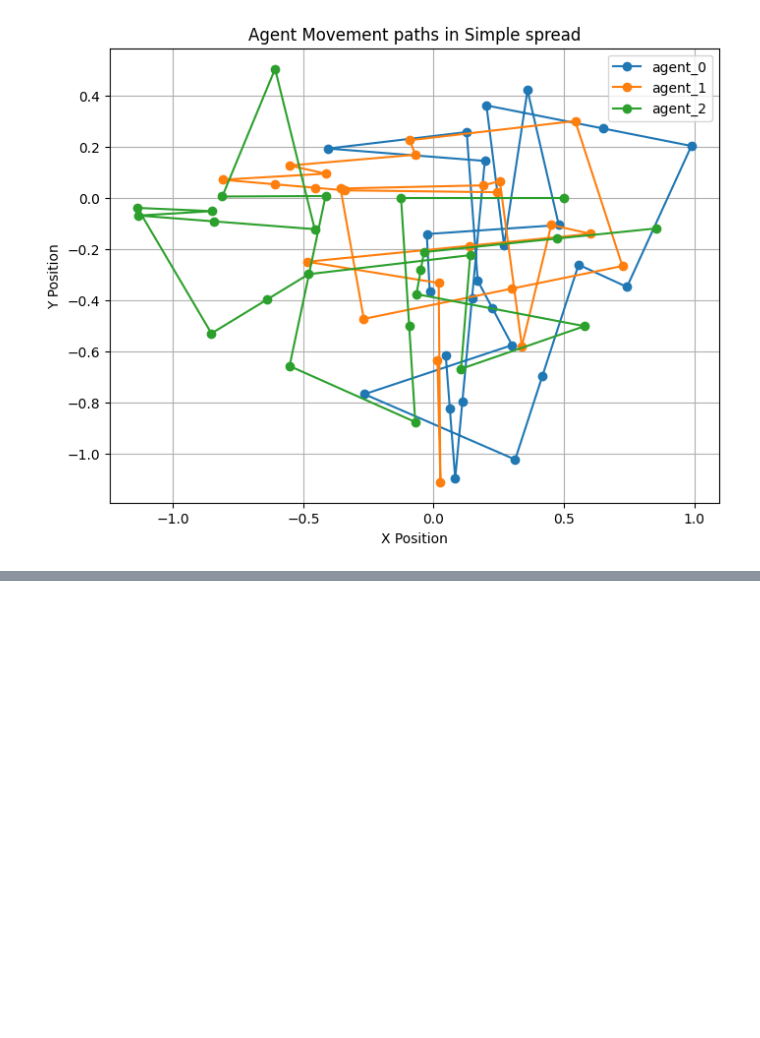
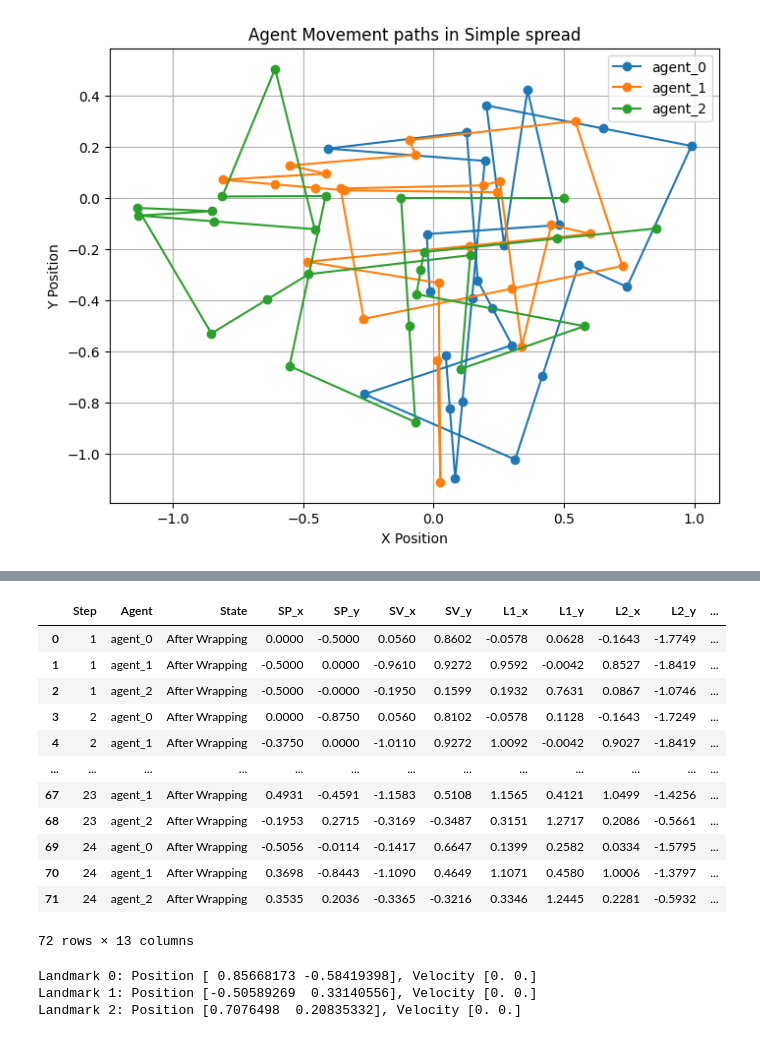
Before and after one commit to dreyman91/Bachelor_Thesis, a Jupyter notebook: Wrapper/Tests.ipynb, the cells around one changed output, grey strips where cells are left out. Saved outputs shown, nothing was run; the diff lists cells and outputs as text; code cells hidden in the pictures; blank space fills up the shorter version.

```diff
--- a/Wrapper/Tests.ipynb
+++ b/Wrapper/Tests.ipynb
@@ -331,0 +565,31 @@ Animation was deleted without rendering anything. This is most likely not intend
+# %%
+df_wrapped = pd.read_csv("observations_after_wrapping.csv")
+df_wrapped.round(4)
+# %% [output]
+|  | Step | Agent | State | SP_x | SP_y | SV_x | SV_y | L1_x | L1_y | L2_x | L2_y | ... |
+| 0 | 1 | agent_0 | After Wrapping | 0.0000 | -0.5000 | 0.0560 | 0.8602 | -0.0578 | 0.0628 | -0.1643 | -1.7749 | ... |
+| 1 | 1 | agent_1 | After Wrapping | -0.5000 | 0.0000 | -0.9610 | 0.9272 | 0.9592 | -0.0042 | 0.8527 | -1.8419 | ... |
+| 2 | 1 | agent_2 | After Wrapping | -0.5000 | -0.0000 | -0.1950 | 0.1599 | 0.1932 | 0.7631 | 0.0867 | -1.0746 | ... |
+| 3 | 2 | agent_0 | After Wrapping | 0.0000 | -0.8750 | 0.0560 | 0.8102 | -0.0578 | 0.1128 | -0.1643 | -1.7249 | ... |
+| 4 | 2 | agent_1 | After Wrapping | -0.3750 | 0.0000 | -1.0110 | 0.9272 | 1.0092 | -0.0042 | 0.9027 | -1.8419 | ... |
+| ... | ... | ... | ... | ... | ... | ... | ... | ... | ... | ... | ... | ... |
+| 67 | 23 | agent_1 | After Wrapping | 0.4931 | -0.4591 | -1.1583 | 0.5108 | 1.1565 | 0.4121 | 1.0499 | -1.4256 | ... |
+| 68 | 23 | agent_2 | After Wrapping | -0.1953 | 0.2715 | -0.3169 | -0.3487 | 0.3151 | 1.2717 | 0.2086 | -0.5661 | ... |
+| 69 | 24 | agent_0 | After Wrapping | -0.5056 | -0.0114 | -0.1417 | 0.6647 | 0.1399 | 0.2582 | 0.0334 | -1.5795 | ... |
+| 70 | 24 | agent_1 | After Wrapping | 0.3698 | -0.8443 | -1.1090 | 0.4649 | 1.1071 | 0.4580 | 1.0006 | -1.3797 | ... |
+| 71 | 24 | agent_2 | After Wrapping | 0.3535 | 0.2036 | -0.3365 | -0.3216 | 0.3346 | 1.2445 | 0.2281 | -0.5932 | ... |
+72 rows × 13 columns
+# %%
+from pettingzoo.mpe import simple_spread_v3
+
+# Create the raw environment (before applying wrappers)
+env = simple_spread_v3.raw_env()
+env.reset()
+
+# Access landmarks directly before wrapping
+for i, landmark in enumerate(env.world.landmarks):
+    print(f"Landmark {i}: Position {landmark.state.p_pos}, Velocity {landmark.state.p_vel}")
+# %% [output]
+Landmark 0: Position [ 0.85668173 -0.58419398], Velocity [0. 0.]
+Landmark 1: Position [-0.50589269  0.33140556], Velocity [0. 0.]
+Landmark 2: Position [0.7076498  0.20835332], Velocity [0. 0.]
```
Also changed, not shown: parts of 19 cells of this notebook, 10 other files.
